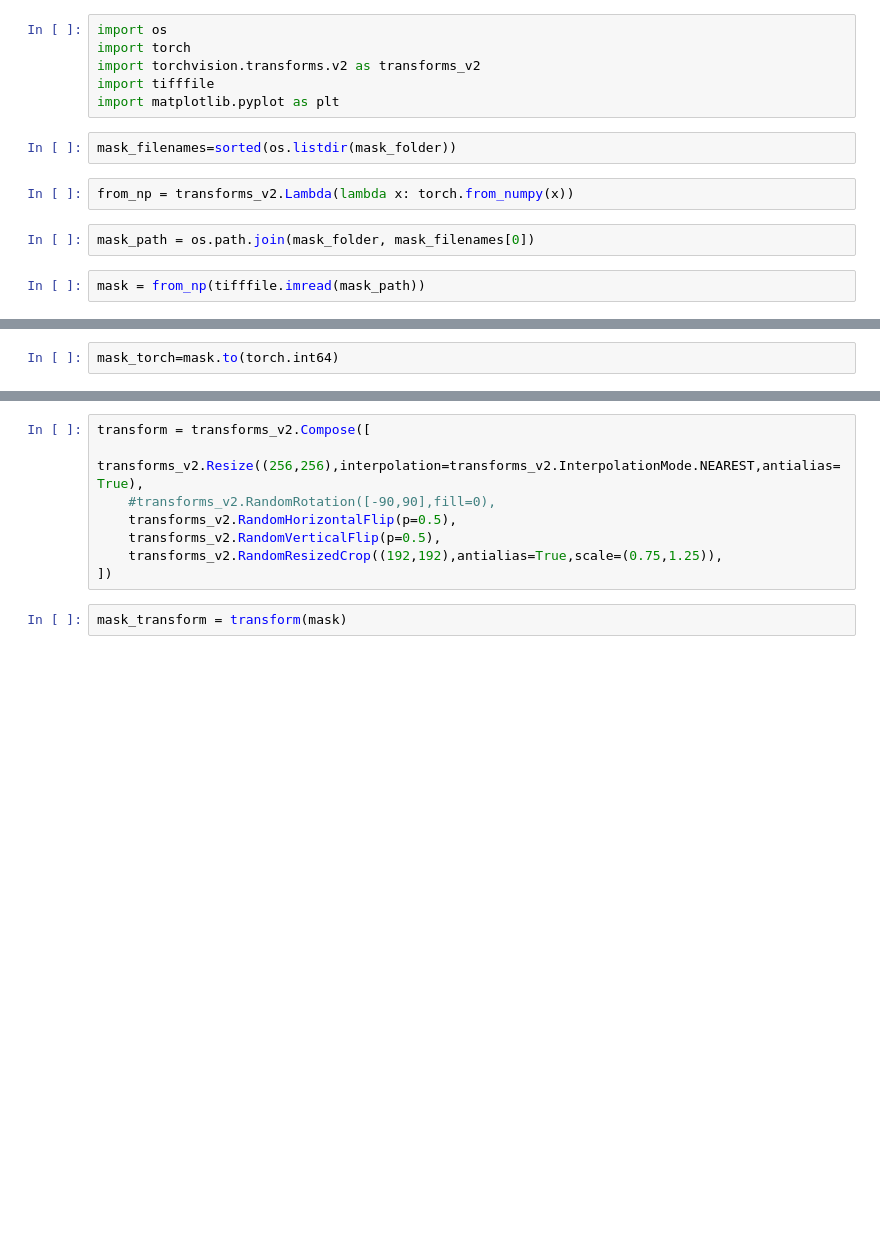
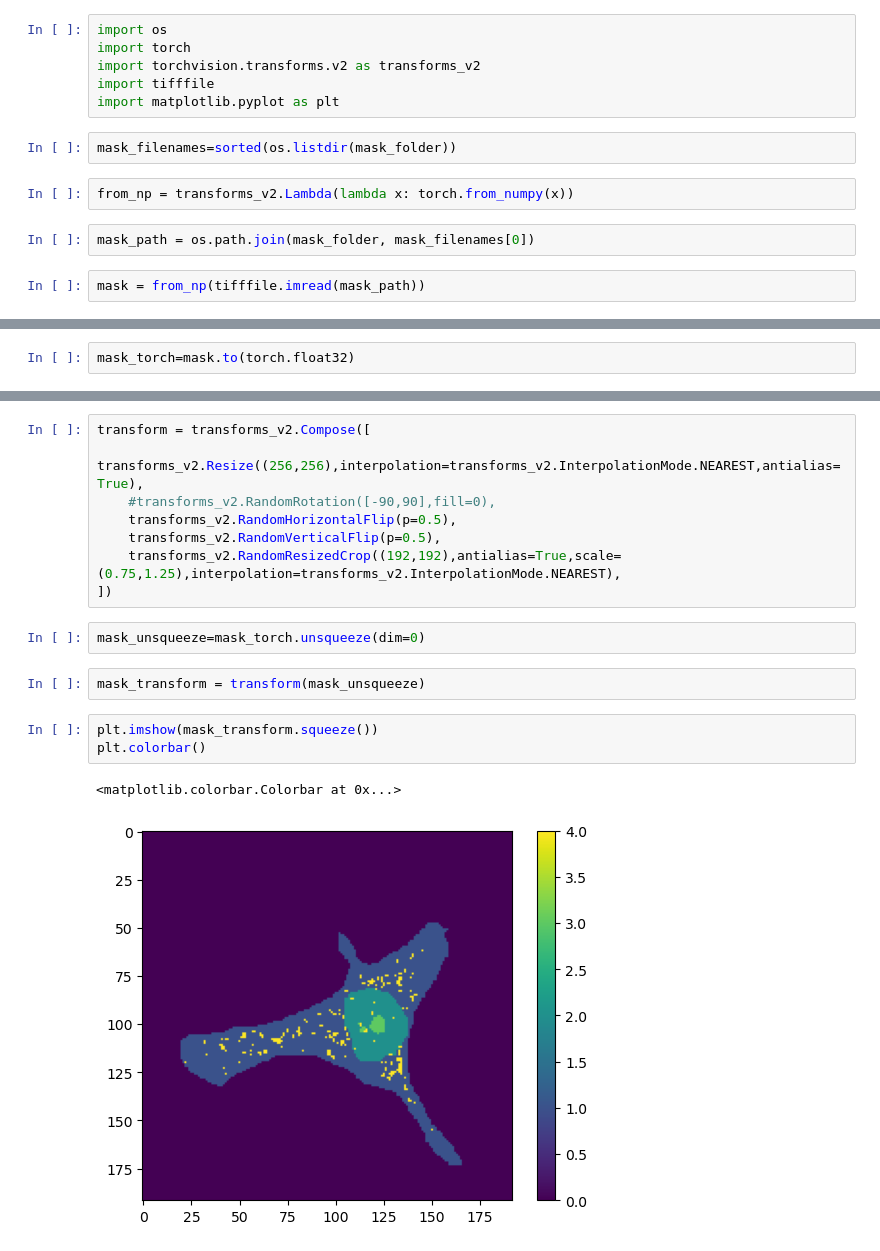
Before and after one commit to anoshqa/ARTEMIS2D, a Jupyter notebook: qpi_seg/debug_transform.ipynb, the cells around one changed output, grey strips where cells are left out. Drawn from its saved outputs; the diff is of its cells as text; blank space fills up the shorter version.

```diff
--- a/qpi_seg/debug_transform.ipynb
+++ b/qpi_seg/debug_transform.ipynb
@@ -20,5 +23,5 @@ plt.colorbar()
 # %%
-mask_torch=mask.to(torch.int64)
+mask_torch=mask.to(torch.float32)
 # %%
 plt.imshow(mask_torch)
 plt.colorbar()
@@ -28,7 +34,15 @@ transform = transforms_v2.Compose([
     #transforms_v2.RandomRotation([-90,90],fill=0),
     transforms_v2.RandomHorizontalFlip(p=0.5),
     transforms_v2.RandomVerticalFlip(p=0.5),
-    transforms_v2.RandomResizedCrop((192,192),antialias=True,scale=(0.75,1.25)),
+    transforms_v2.RandomResizedCrop((192,192),antialias=True,scale=(0.75,1.25),interpolation=transforms_v2.InterpolationMode.NEAREST),
 ])
+# %%
+mask_unsqueeze=mask_torch.unsqueeze(dim=0)
 # %%
-mask_transform = transform(mask)
+mask_transform = transform(mask_unsqueeze)
+# %%
+plt.imshow(mask_transform.squeeze())
+plt.colorbar()
+# %% [output]
+<matplotlib.colorbar.Colorbar at 0x...>
+[figure, added]
```
Also changed, not shown: parts of 2 cells of this notebook, 4 other files.
